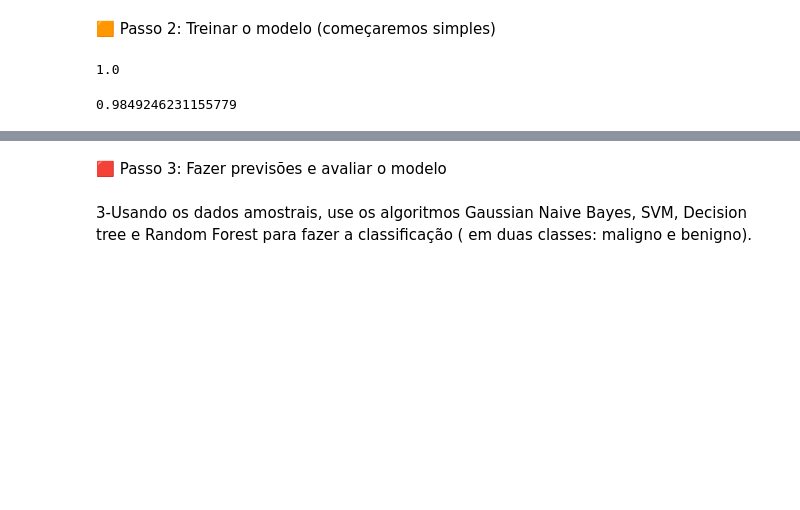
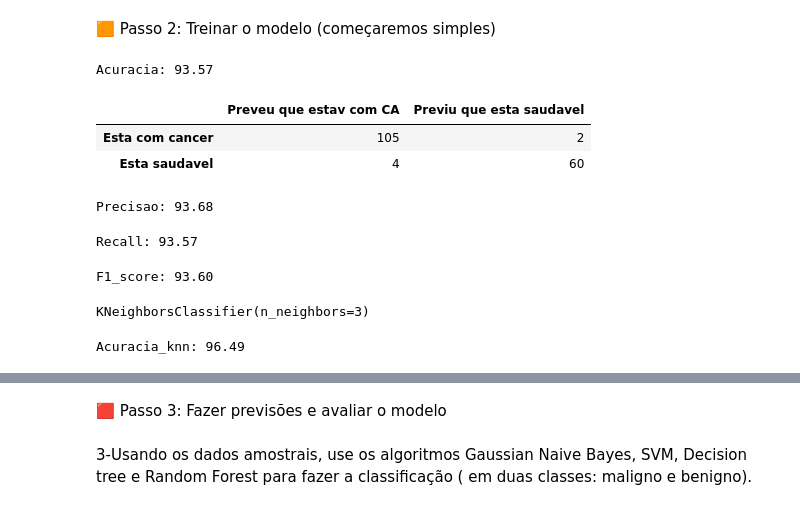
Before and after one commit to Antoniojrsales/Datascience, a Jupyter notebook: Proj_Breastcancer/Aula2_machine_learning_BreastCancer.ipynb, the cells around one changed output, grey strips where cells are left out. Drawn from its saved outputs; the diff is of its cells as text; code cells hidden in the pictures; blank space fills up the shorter version.

```diff
--- a/Proj_Iris_setosa/Aula2_machine_learning_BreastCancer.ipynb
+++ b/Proj_Breastcancer/Aula2_machine_learning_BreastCancer.ipynb
@@ -159,9 +281,68 @@ from sklearn import tree
 
 clf = tree.DecisionTreeClassifier(random_state=42)
 clf = clf.fit(x_treino, y_treino)
-clf.score(x_treino, y_treino)
-# %% [output]
-1.0
+# %%
+#Ajustando a Arvore de decisao
+clf = tree.DecisionTreeClassifier(
+    class_weight='balanced',      # Dá peso maior para a classe menor
+    max_depth=5,                  # Limita a profundidade (pode ajustar)
+    min_samples_split=5,          # Controla a divisão dos nós
+    criterion='gini',             # Critério de impureza (ou 'entropy')
+    random_state=42
+)
+
+clf = clf.fit(x_treino, y_treino)
+# %%
+#predicoes
+y_pred = clf.predict(x_teste)
+# %%
+#Acuracidade
+#Biblioteca
+from sklearn.metrics import accuracy_score
+
+accuracy = accuracy_score(y_teste, y_pred)
+print(f'{accuracy * 100:.2f}')
+# %% [output]
+Acuracia: 93.57
+# %%
+#Matriz de confusao
+#Biblioteca
+from sklearn.metrics import classification_report, confusion_matrix
+
+con = np.array(confusion_matrix(y_teste, y_pred, labels=[1,0]))
+conf_matrix =pd.DataFrame(con, index=['Esta com cancer', 'Esta saudavel'], columns=['Previu que estava com CA', 'Previu que estava saudavel'])
+conf_matrix
+# %% [output]
+|  | Preveu que estav com CA | Previu que esta saudavel |
+| Esta com cancer | 105 | 2 |
+| Esta saudavel | 4 | 60 |
+# %%
+#Precision
+#Biblioteca
+from sklearn.metrics import precision_score
+
+precision = precision_score(y_teste, y_pred, average='weighted')
+print(f'{precision * 100:.2f}')
+# %% [output]
+Precisao: 93.68
+# %%
+#Recall
+#Biblioteca
+from sklearn.metrics import recall_score
+
+recall = recall_score(y_teste, y_pred, average='weighted')
+print(f'{recall * 100:.2f}')
+# %% [output]
+Recall: 93.57
+# %%
+#F1-score
+#Biblioteca
+from sklearn.metrics import f1_score
+
+f1 = f1_score(y_teste, y_pred, average='weighted')
+print(f'{f1 * 100:.2f}')
+# %% [output]
+F1_score: 93.60
 # %%
 #KNN
 #Biblioteca
@@ -169,6 +350,5 @@ from sklearn.neighbors import KNeighborsClassifier
 
 knn = KNeighborsClassifier(n_neighbors=3)
 knn.fit(x_treino, y_treino)
-knn.score(x_treino, y_treino)
 # %% [output]
-0.9849246231155779
+KNeighborsClassifier(n_neighbors=3)
@@ -174,0 +358,9 @@ knn.score(x_treino, y_treino)
+# %%
+#Acuracidade
+#Biblioteca
+from sklearn.metrics import accuracy_score
+
+accuracy_knn = accuracy_score(y_teste, y_pred_knn)
+print(f'{accuracy_knn * 100:.2f}')
+# %% [output]
+Acuracia_knn: 96.49
```
Also changed, not shown: parts of 17 cells of this notebook.
